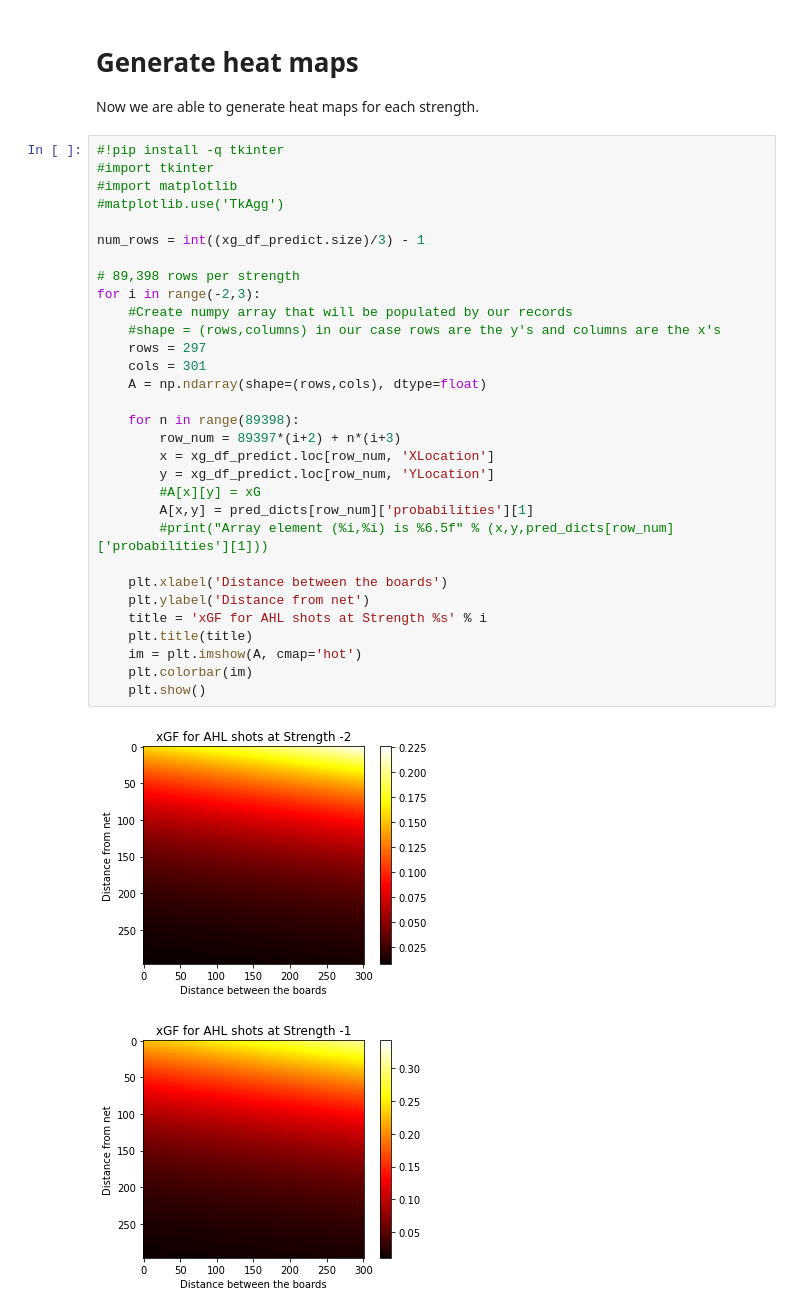
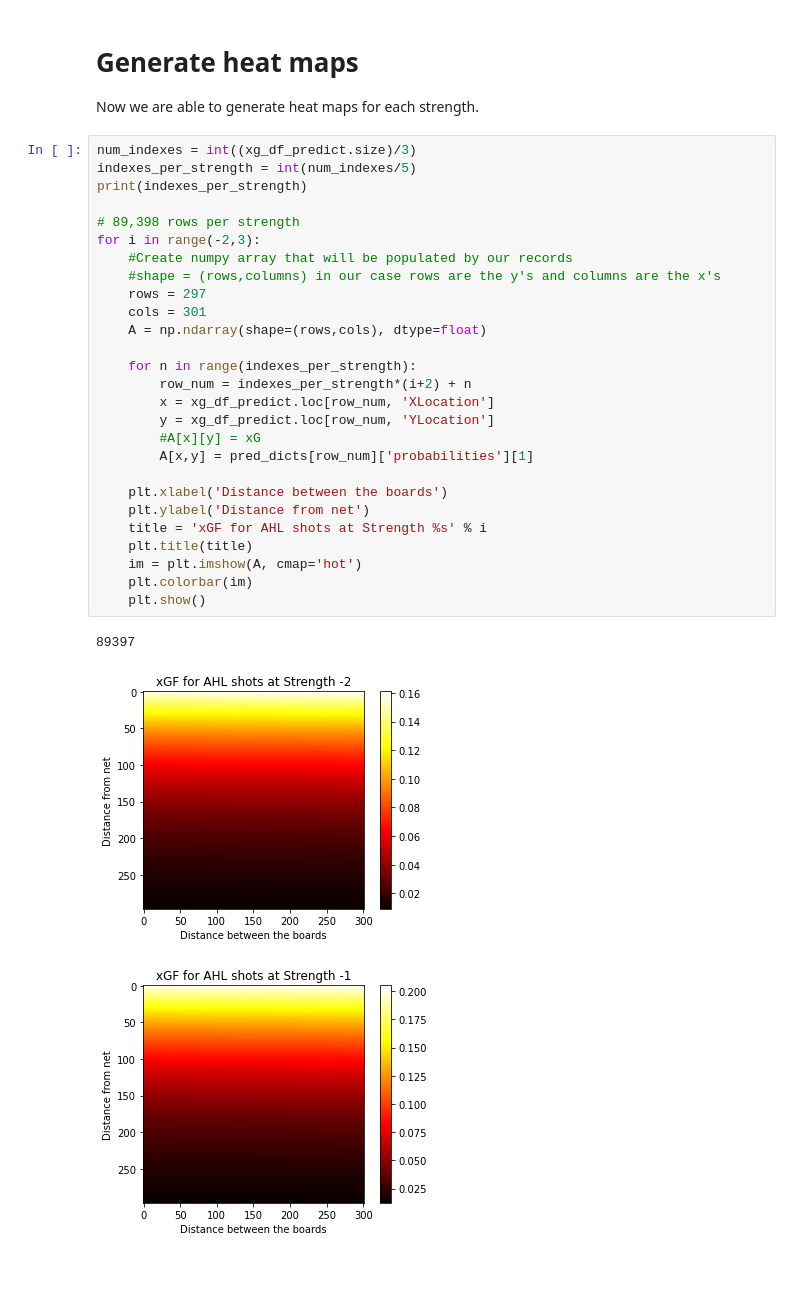
Before and after one commit to r-wisniewski/xG-LinearModel, a Jupyter notebook: AHL_xG_LinearModel.ipynb, the cells around one changed output. Cells and saved outputs as stored; diff of their text form; blank space fills up the shorter version.

Commit message:
xG plot portion is fixed and correctly displaying the heat maps

```diff
--- a/AHL_xG_LinearModel.ipynb
+++ b/AHL_xG_LinearModel.ipynb
@@ -178,36 +178,33 @@ This arbitrarily chosen row (122122) is location 108,217 on the ice at a strengt
 
 Now we are able to generate heat maps for each strength.
 # %%
-#!pip install -q tkinter
-#import tkinter
-#import matplotlib
-#matplotlib.use('TkAgg')
-
-num_rows = int((xg_df_predict.size)/3) - 1
+num_indexes = int((xg_df_predict.size)/3)
+indexes_per_strength = int(num_indexes/5)
+print(indexes_per_strength)
 
 # 89,398 rows per strength
 for i in range(-2,3):
     #Create numpy array that will be populated by our records
     #shape = (rows,columns) in our case rows are the y's and columns are the x's
     rows = 297
     cols = 301
     A = np.ndarray(shape=(rows,cols), dtype=float)
 
-    for n in range(89398):
-        row_num = 89397*(i+2) + n*(i+3)
+    for n in range(indexes_per_strength):
+        row_num = indexes_per_strength*(i+2) + n
         x = xg_df_predict.loc[row_num, 'XLocation']
         y = xg_df_predict.loc[row_num, 'YLocation']
         #A[x][y] = xG
         A[x,y] = pred_dicts[row_num]['probabilities'][1]
-        #print("Array element (%i,%i) is %6.5f" % (x,y,pred_dicts[row_num]['probabilities'][1]))
 
     plt.xlabel('Distance between the boards')
     plt.ylabel('Distance from net')
     title = 'xGF for AHL shots at Strength %s' % i
     plt.title(title)
     im = plt.imshow(A, cmap='hot')
     plt.colorbar(im)
     plt.show()
 # %% [output]
+89397
-[figure, old version]
+[figure, new version]
-[figure, old version]
+[figure, new version]
```
Also changed, not shown: parts of 5 cells of this notebook.
